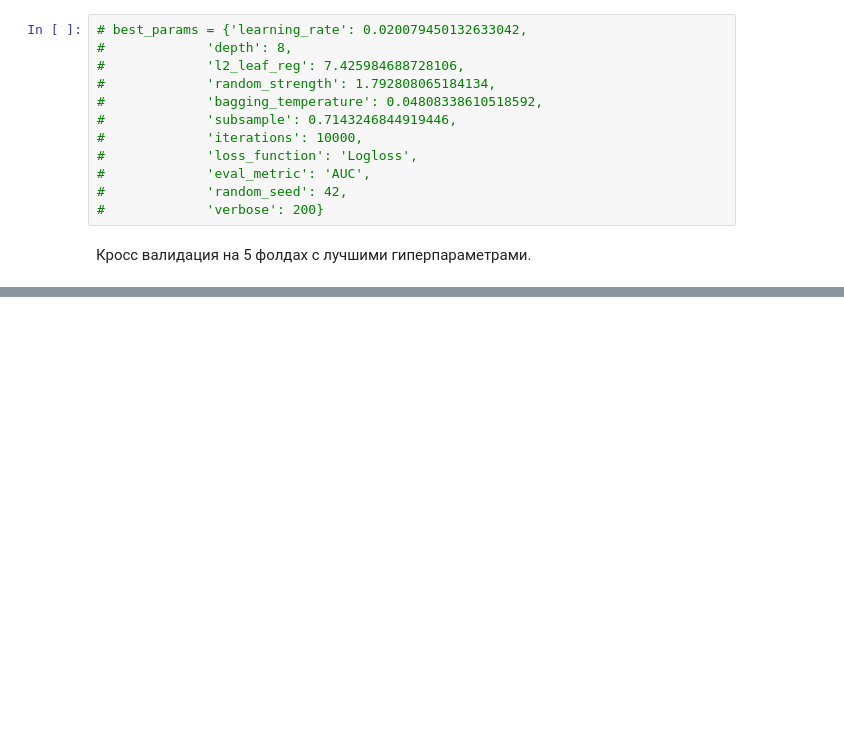
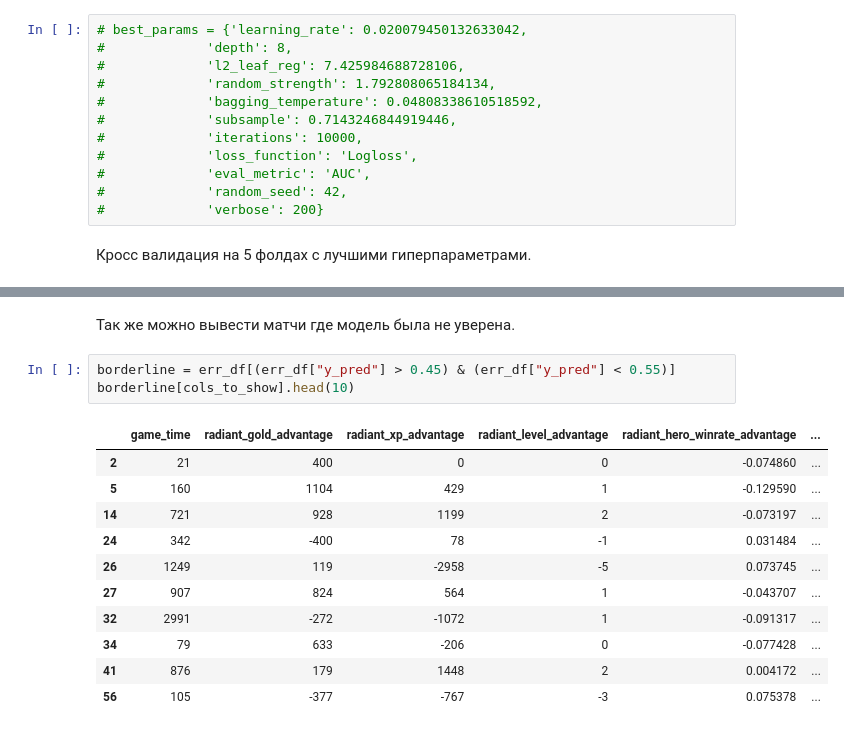
Before and after one commit to matevosovp/Dota-2-winner-prediction, a Jupyter notebook: Dota2winnerPrediction.ipynb, the cells around one changed output, grey strips where cells are left out. Cells and saved outputs as stored; diff of their text form; blank space fills up the shorter version.

```diff
--- a/Dota2winnerPrediction.ipynb
+++ b/Dota2winnerPrediction.ipynb
@@ -1634,0 +1897,17 @@ Roc-auc: 0.83777 std: 0.001826
+# %% [markdown]
+Так же можно вывести матчи где модель была не уверена.
+# %%
+borderline = err_df[(err_df["y_pred"] > 0.45) & (err_df["y_pred"] < 0.55)]
+borderline[cols_to_show].head(10)
+# %% [output]
+|  | game_time | radiant_gold_advantage | radiant_xp_advantage | radiant_level_advantage | radiant_hero_winrate_advantage | ... |
+| 2 | 21 | 400 | 0 | 0 | -0.074860 | ... |
+| 5 | 160 | 1104 | 429 | 1 | -0.129590 | ... |
+| 14 | 721 | 928 | 1199 | 2 | -0.073197 | ... |
+| 24 | 342 | -400 | 78 | -1 | 0.031484 | ... |
+| 26 | 1249 | 119 | -2958 | -5 | 0.073745 | ... |
+| 27 | 907 | 824 | 564 | 1 | -0.043707 | ... |
+| 32 | 2991 | -272 | -1072 | 1 | -0.091317 | ... |
+| 34 | 79 | 633 | -206 | 0 | -0.077428 | ... |
+| 41 | 876 | 179 | 1448 | 2 | 0.004172 | ... |
+| 56 | 105 | -377 | -767 | -3 | 0.075378 | ... |
```
Also changed, not shown: parts of 15 cells of this notebook.
